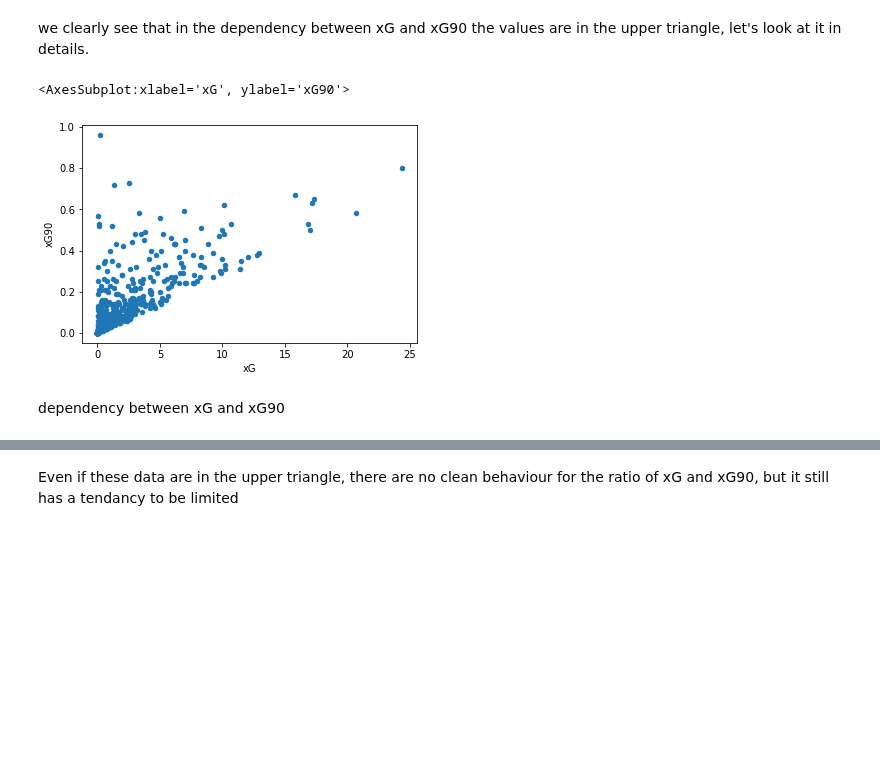
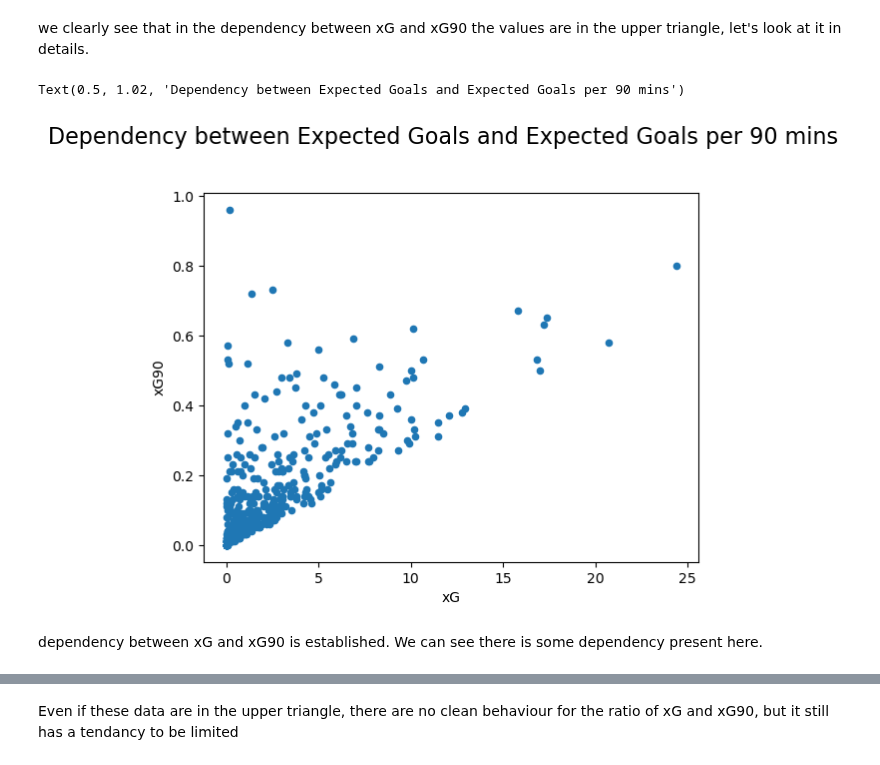
Before and after one commit to ubco-W2022T2-data301/group26, a Jupyter notebook: analysis/analysisAnanya.ipynb, the cells around one changed output, grey strips where cells are left out. Drawn from its saved outputs; the diff is of its cells as text; code cells hidden in the pictures; blank space fills up the shorter version.

```diff
--- a/analysis/analysisAnanya.ipynb
+++ b/analysis/analysisAnanya.ipynb
@@ -132,11 +137,12 @@ sns.pairplot(df_xG90)
 we clearly see that in the dependency between xG and xG90 the values are in the upper triangle, let's look at it in details.
 # %%
 df_xG90.plot(kind='scatter', x='xG', y='xG90')
+plt.suptitle("Dependency between Expected Goals and Expected Goals per 90 mins", y=1.02, fontsize=16)
 # %% [output]
-<AxesSubplot:xlabel='xG', ylabel='xG90'>
+Text(0.5, 1.02, 'Dependency between Expected Goals and Expected Goals per 90 mins')
-[figure, old version]
+[figure, new version]
 # %% [markdown]
-dependency between xG and xG90
+dependency between xG and xG90 is established. We can see there is some dependency present here.
 # %%
 df_detailed=df_xG90.copy()
 df_detailed['Ratio'] = df_detailed['xG90'] / df_detailed['xG']
```
Also changed, not shown: parts of 8 cells of this notebook, 2 other files.
